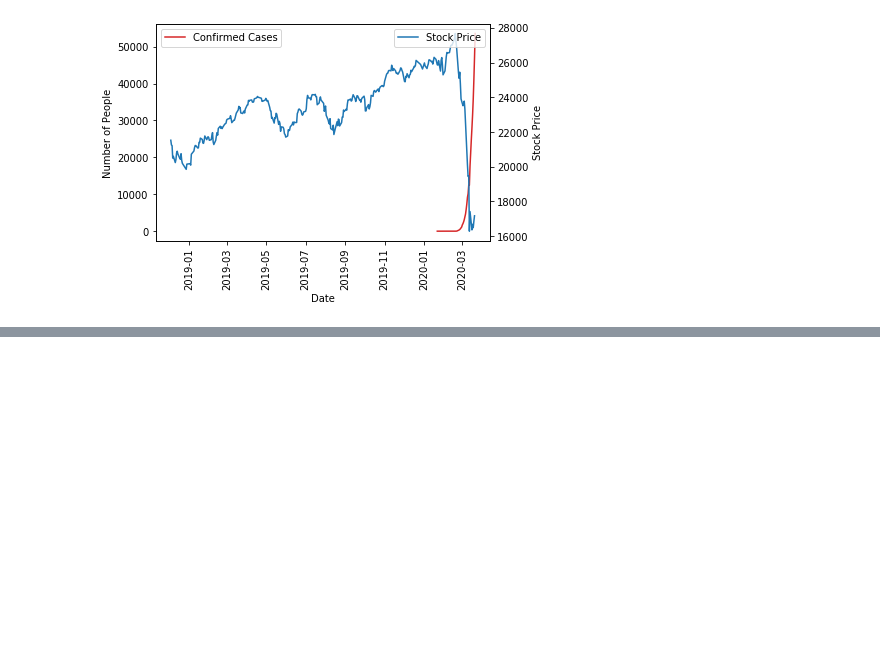
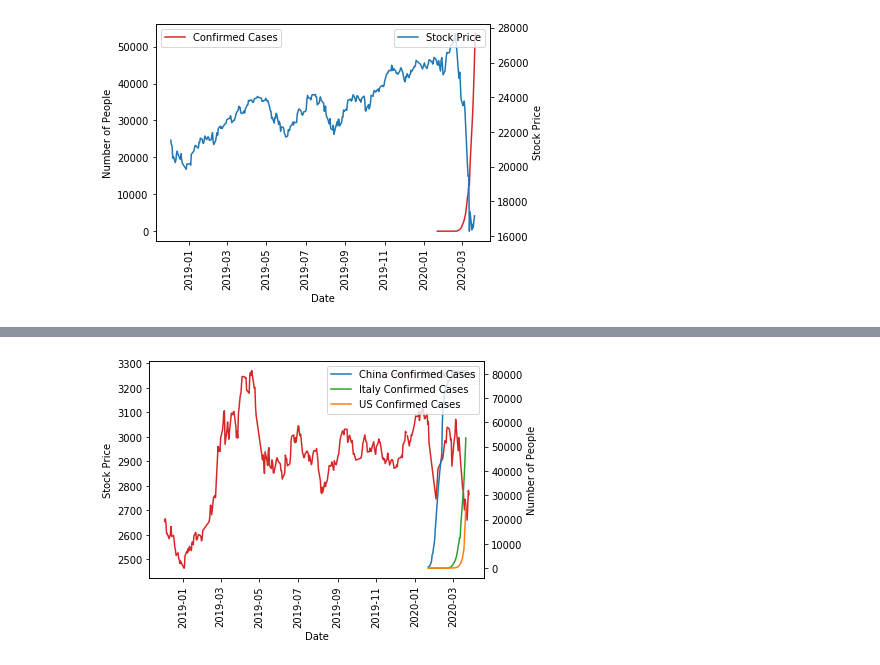
Before and after one commit to nberman12/COVID19-vs-Stocks, a Jupyter notebook: dev/daniel/Data_Collection2.ipynb, the cells around one changed output, grey strips where cells are left out. Saved outputs shown, nothing was run; the diff lists cells and outputs as text; code cells hidden in the pictures; blank space fills up the shorter version.

```diff
--- a/dev/daniel/Data_Collection2.ipynb
+++ b/dev/daniel/Data_Collection2.ipynb
@@ -855,0 +919,26 @@ plt.savefig("graphs/Italy Stock vs Total Italy Confirmed")
+# %%
+sse_df["Date"]=pd.to_datetime(sse_df["Date"])
+#stock price vs confirmed cases
+fig, ax1 = plt.subplots()
+color = 'tab:red'
+ax1.set_xlabel('Date')
+ax1.set_ylabel('Stock Price')
+ax1.plot(sse_df['Date'],sse_df['Close'], label = "Stock Price", color=color)
+
+#plt.yscale('symlog')
+plt.legend()
+plt.xticks(rotation=90)
+ax2 = ax1.twinx()
+color1 = 'tab:blue'
+color2 = 'tab:green'
+color3 = 'tab:orange'
+ax2.set_ylabel('Number of People')
+ax2.plot(china_confirmed['China'], label = "China Confirmed Cases", color=color1)
+ax2.plot(italy_confirmed['Italy'], label = "Italy Confirmed Cases", color=color2)
+ax2.plot(us_confirmed['US'], label = "US Confirmed Cases", color=color3)
+
+plt.legend(loc = 'upper right')
+plt.savefig("graphs/SSE Stock vs Total Confirmed")
+plt.show()
+# %% [output]
+[figure, added]
```
Also changed, not shown: parts of 18 cells of this notebook, 14 other files.
